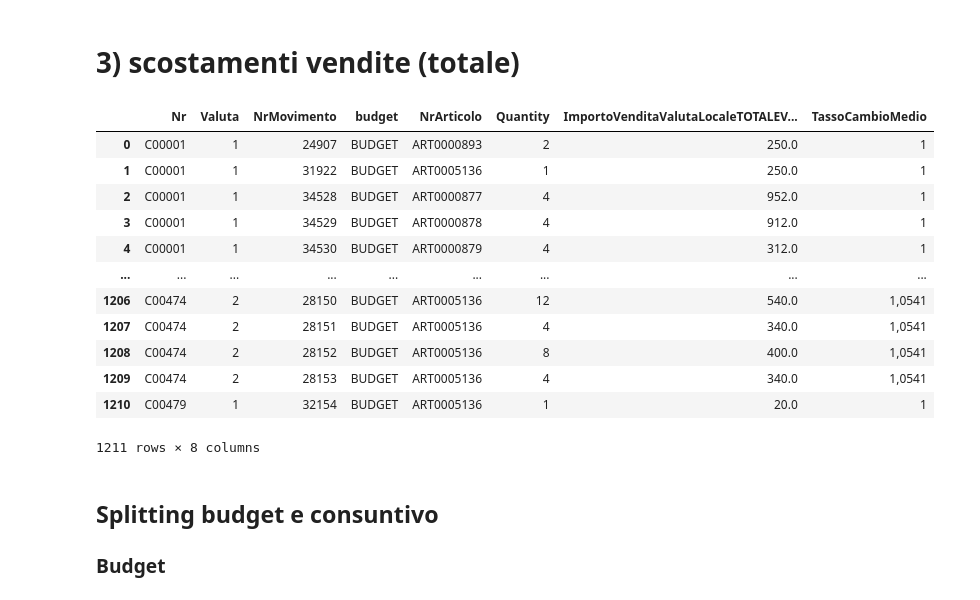
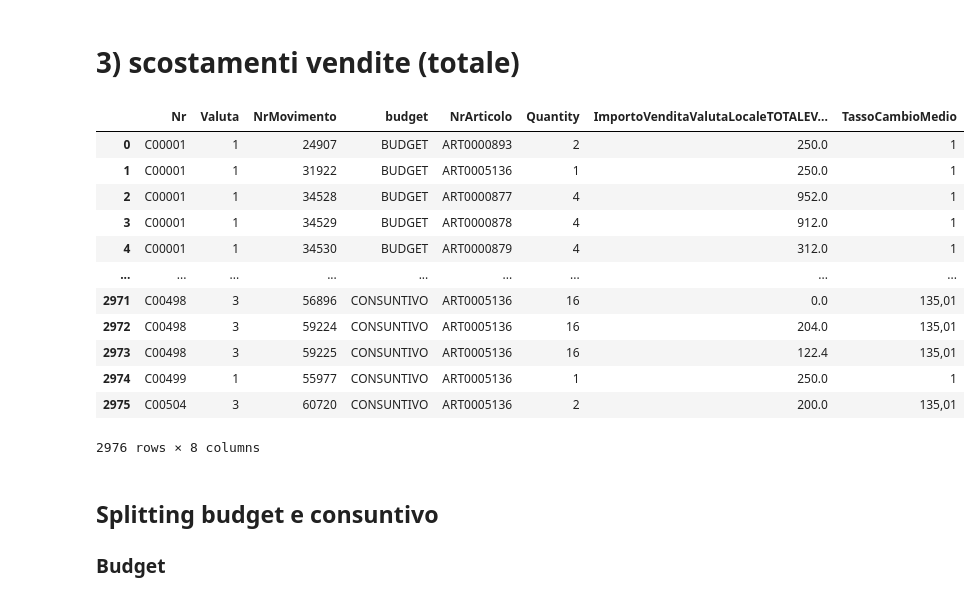
Before and after one commit to VinciGit00/SCGProject, a Jupyter notebook: Datasets/DataElaboration/Granularity.ipynb, the cells around one changed output. Saved outputs shown, nothing was run; the diff lists cells and outputs as text; code cells hidden in the pictures.

Commit message:
changed consuntivo

```diff
--- a/Datasets/DataElaboration/Granularity.ipynb
+++ b/Datasets/DataElaboration/Granularity.ipynb
@@ -811,32 +811,40 @@ scostamentoImpiegoVolume.iloc[0,2]+scostamentoImpiegoImpiego.iloc[0,2]+scostamen
 # %% [markdown]
 # 3) scostamenti vendite (totale)
 # %%
+
+
 dfVendite.rename(columns = {'budget/cons':'budget'}, inplace = True)
+dfVendite.loc[dfVendite.loc[:, "budget"] ==
+              "Consuntivo", "budget"] = "CONSUNTIVO"
+dfVendite.loc[dfVendite.loc[:, "budget"]
+              == "Budget", "budget"] = "BUDGET"
+
+
 #Joining with the exchange rate
 dfVendite = sqldf("SELECT * FROM  dfClienti C JOIN dfVendite V ON C.Nr = V.NrOrigine")
 
 #La prima colonna è il codice del cliente
 
 dfVendite = sqldf("SELECT * FROM dfVendite V JOIN dfCambio C ON  V.Valuta = C.CodiceValuta AND V.budget = C.Anno ")
 del dfVendite['Anno']
 del dfVendite['CodiceValuta']
 del dfVendite['NrOrigine']
 
 dfVendite
 # %% [output]
 |  | Nr | Valuta | NrMovimento | budget | NrArticolo | Quantity | ImportoVenditaValutaLocaleTOTALEV... | TassoCambioMedio |
 | 0 | C00001 | 1 | 24907 | BUDGET | ART0000893 | 2 | 250.0 | 1 |
 | 1 | C00001 | 1 | 31922 | BUDGET | ART0005136 | 1 | 250.0 | 1 |
 | 2 | C00001 | 1 | 34528 | BUDGET | ART0000877 | 4 | 952.0 | 1 |
 | 3 | C00001 | 1 | 34529 | BUDGET | ART0000878 | 4 | 912.0 | 1 |
 | 4 | C00001 | 1 | 34530 | BUDGET | ART0000879 | 4 | 312.0 | 1 |
 | ... | ... | ... | ... | ... | ... | ... | ... | ... |
-| 1206 | C00474 | 2 | 28150 | BUDGET | ART0005136 | 12 | 540.0 | 1,0541 |
-| 1207 | C00474 | 2 | 28151 | BUDGET | ART0005136 | 4 | 340.0 | 1,0541 |
-| 1208 | C00474 | 2 | 28152 | BUDGET | ART0005136 | 8 | 400.0 | 1,0541 |
-| 1209 | C00474 | 2 | 28153 | BUDGET | ART0005136 | 4 | 340.0 | 1,0541 |
-| 1210 | C00479 | 1 | 32154 | BUDGET | ART0005136 | 1 | 20.0 | 1 |
+| 2971 | C00498 | 3 | 56896 | CONSUNTIVO | ART0005136 | 16 | 0.0 | 135,01 |
+| 2972 | C00498 | 3 | 59224 | CONSUNTIVO | ART0005136 | 16 | 204.0 | 135,01 |
+| 2973 | C00498 | 3 | 59225 | CONSUNTIVO | ART0005136 | 16 | 122.4 | 135,01 |
+| 2974 | C00499 | 1 | 55977 | CONSUNTIVO | ART0005136 | 1 | 250.0 | 1 |
+| 2975 | C00504 | 3 | 60720 | CONSUNTIVO | ART0005136 | 2 | 200.0 | 135,01 |
-1211 rows × 8 columns
+2976 rows × 8 columns
 # %% [markdown]
 ## Splitting budget e consuntivo
 ### Budget
```
Also changed, not shown: parts of 5 cells of this notebook, 2 other files.
